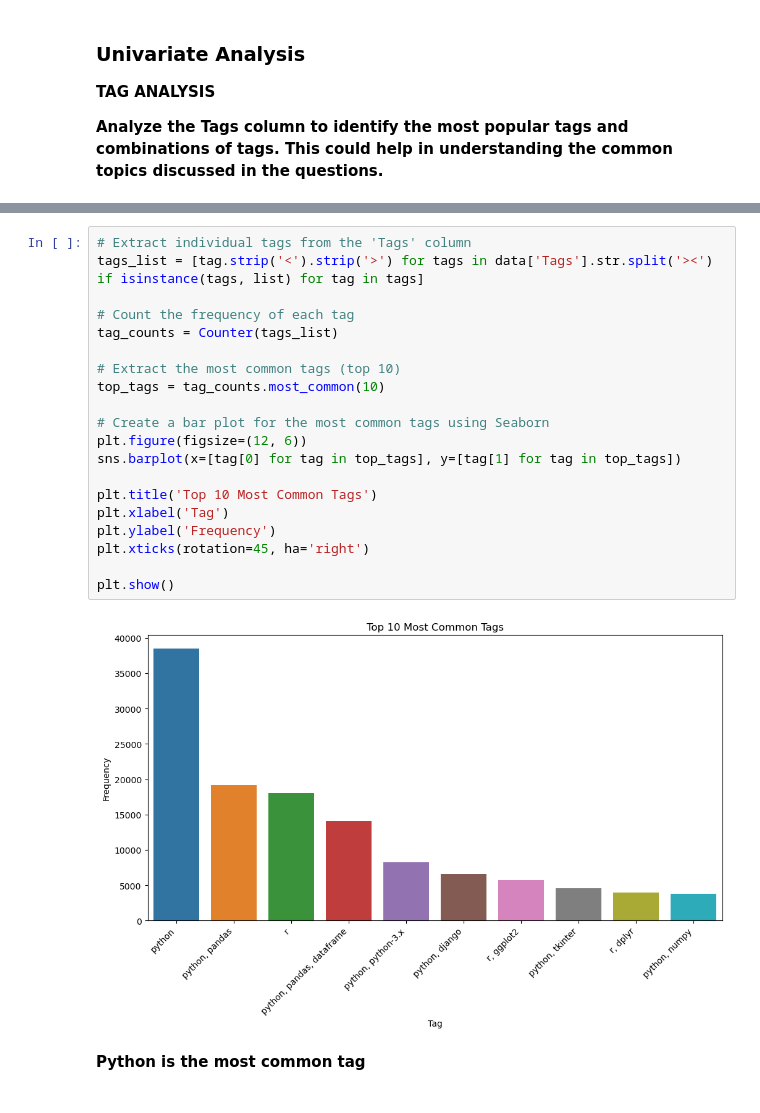
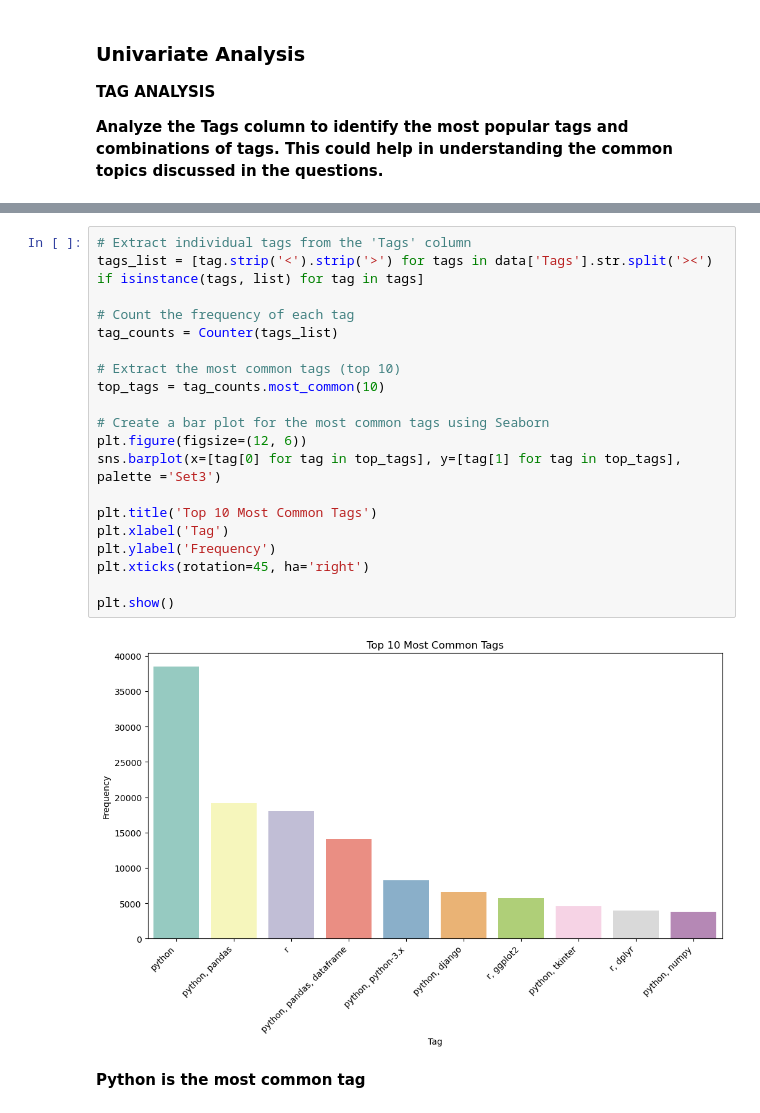
Before and after one commit to wanjikuciku/ChatGPT-Impact-on-StackOverFlow, a Jupyter notebook: main.ipynb, the cells around one changed output, grey strips where cells are left out. Drawn from its saved outputs; the diff is of its cells as text.

```diff
--- a/main.ipynb
+++ b/main.ipynb
@@ -539,25 +529,25 @@ plt.show()
 # %%
 # Extract individual tags from the 'Tags' column
 tags_list = [tag.strip('<').strip('>') for tags in data['Tags'].str.split('><') if isinstance(tags, list) for tag in tags]
 
 # Count the frequency of each tag
 tag_counts = Counter(tags_list)
 
 # Extract the most common tags (top 10)
 top_tags = tag_counts.most_common(10)
 
 # Create a bar plot for the most common tags using Seaborn
 plt.figure(figsize=(12, 6))
-sns.barplot(x=[tag[0] for tag in top_tags], y=[tag[1] for tag in top_tags])
+sns.barplot(x=[tag[0] for tag in top_tags], y=[tag[1] for tag in top_tags], palette ='Set3')
 
 plt.title('Top 10 Most Common Tags')
 plt.xlabel('Tag')
 plt.ylabel('Frequency')
 plt.xticks(rotation=45, ha='right')
 
 plt.show()
 # %% [output]
-[figure, old version]
+[figure, new version]
 # %% [markdown]
 **Python is the most common tag**
 # %% [markdown]
```
Also changed, not shown: parts of 10 cells of this notebook.
